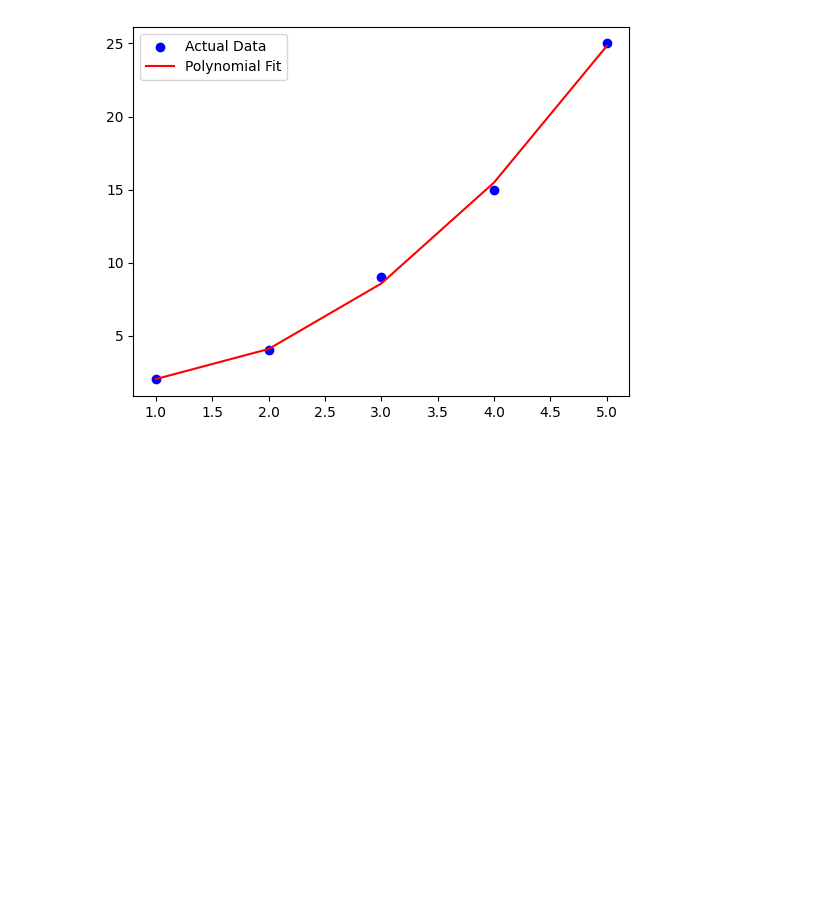
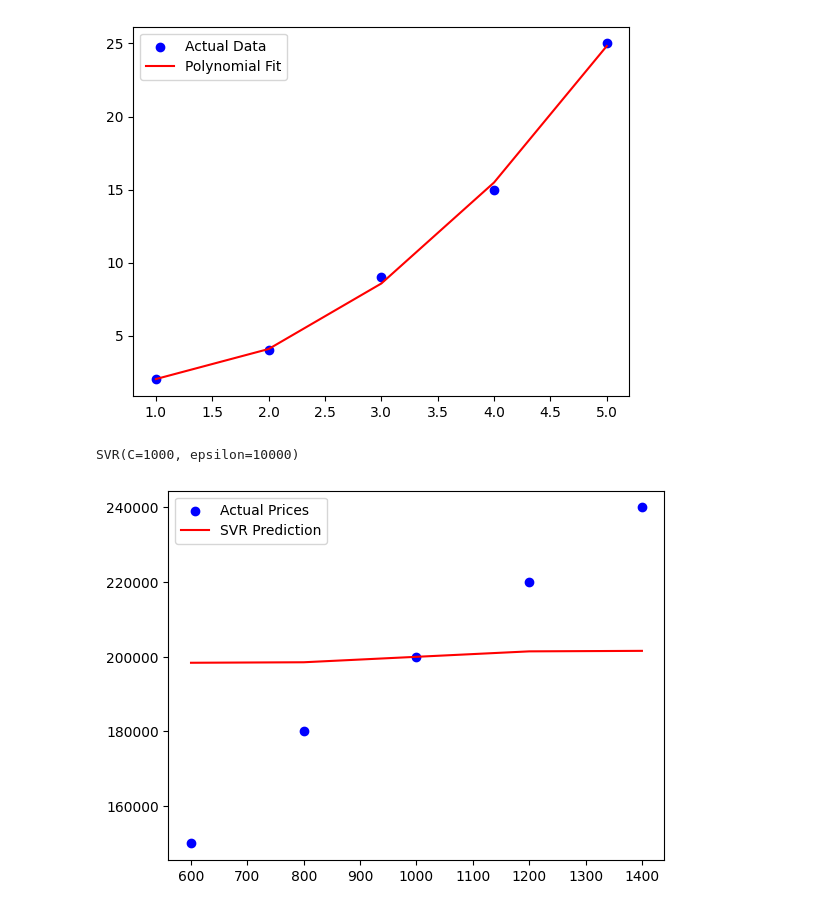
Before and after one commit to PratikshaShelke24/data-science, a Jupyter notebook: mlpratices.ipynb, the cells around one changed output. Drawn from its saved outputs; the diff is of its cells as text; code cells hidden in the pictures; blank space fills up the shorter version.

```diff
--- a/mlpratices.ipynb
+++ b/mlpratices.ipynb
@@ -358,0 +365,24 @@ plt.show()
+# %%
+# Sample data (House Size vs Price)
+X = np.array([600, 800, 1000, 1200, 1400]).reshape(-1, 1)
+y = np.array([150000, 180000, 200000, 220000, 240000])
+# %%
+# Create SVR model with a radial basis function (RBF) kernel
+svr = SVR(kernel='rbf', C=1000, epsilon=10000)
+#Uses Radial Basis Function (RBF) Kernel, which helps capture non-linear patterns.
+#Regularization parameter – Higher C makes the model more sensitive to outliers
+#Margin of tolerance – Defines a range where errors are ignored
+svr.fit(X, y)
+# %% [output]
+SVR(C=1000, epsilon=10000)
+# %%
+# Predict prices
+y_pred = svr.predict(X)
+# %%
+# Plot results
+plt.scatter(X, y, color='blue', label="Actual Prices")
+plt.plot(X, y_pred, color='red', label="SVR Prediction")
+plt.legend()
+plt.show()
+# %% [output]
+[figure, added]
```
Also changed, not shown: parts of 2 cells of this notebook.
